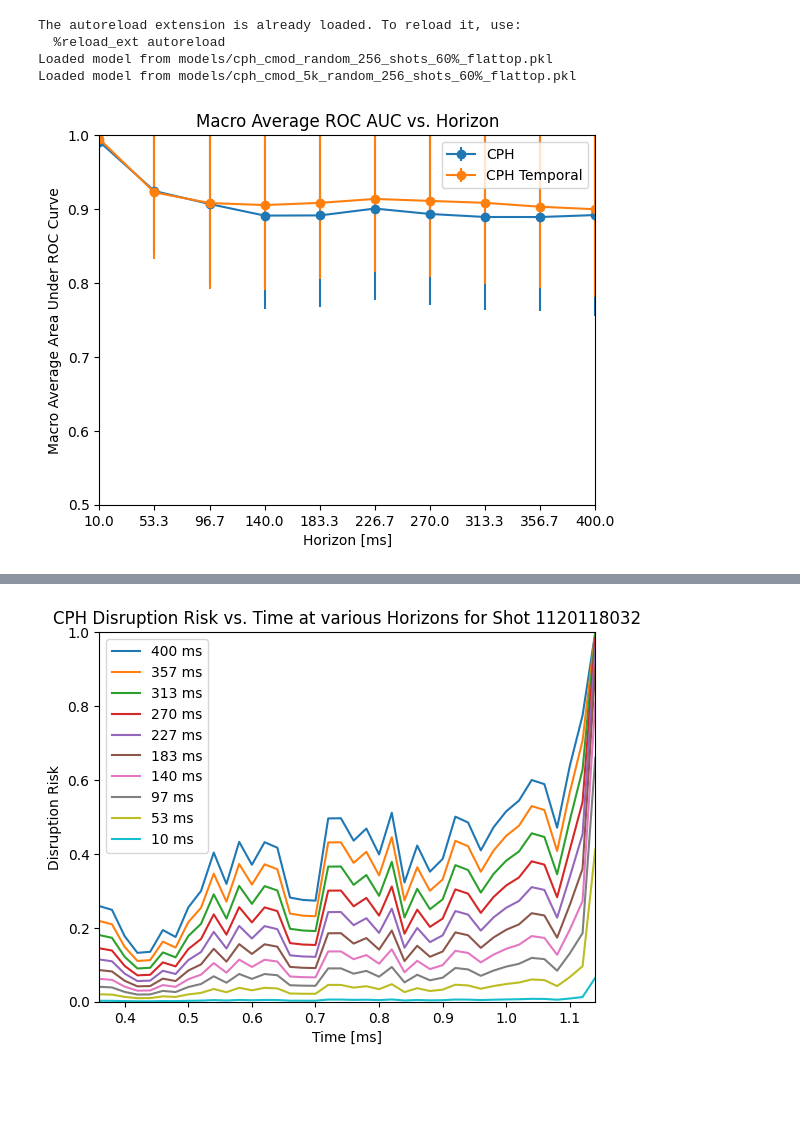
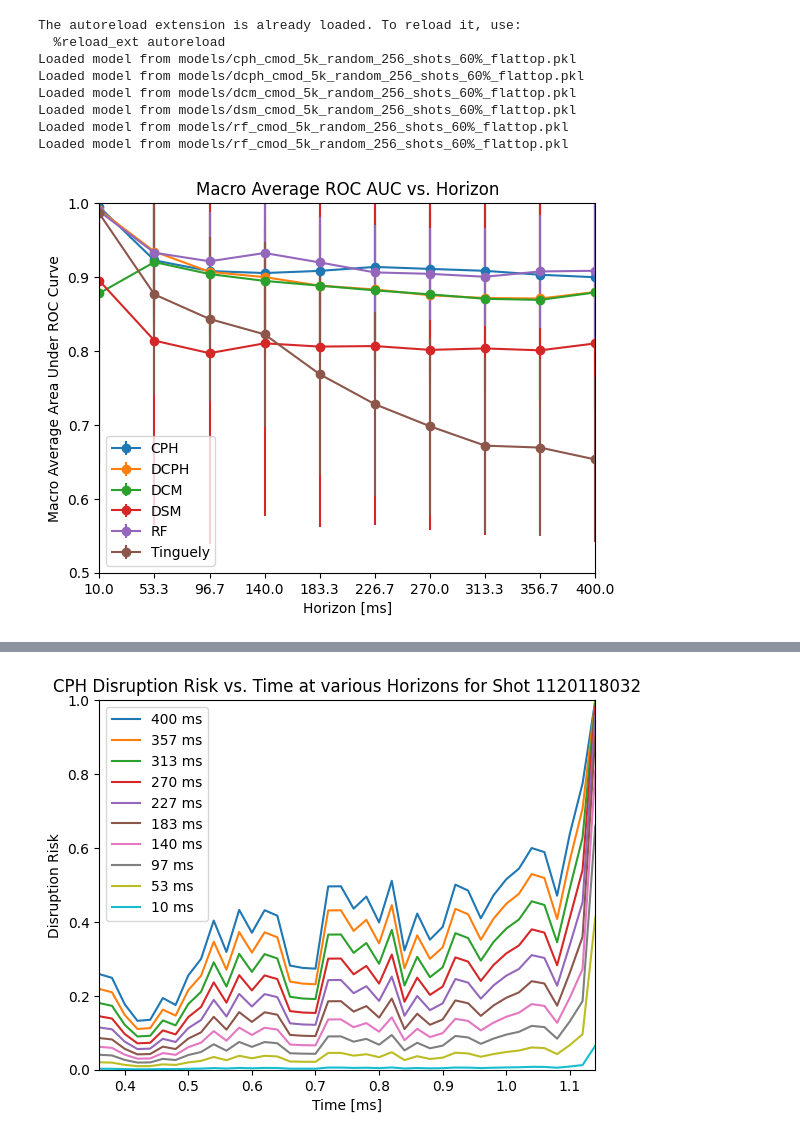
Before and after one commit to MIT-PSFC/disruption-survival-analysis, a Jupyter notebook: Run Experiments.ipynb, the cells around one changed output, grey strips where cells are left out. Drawn from its saved outputs; the diff is of its cells as text; code cells hidden in the pictures; blank space fills up the shorter version.

Commit message:
Now saving and loading features with models correctly for experiments

```diff
--- a/Run Experiments.ipynb
+++ b/Run Experiments.ipynb
@@ -12,60 +12,64 @@ horizons = np.linspace(0.001, 0.3, 11)
 
 device = 'cmod'
 #dataset = 'random100'
-dataset = 'random_256_shots_60%_flattop'
+dataset = '5k_random_256_shots_60%_flattop'
 test_dataset = dataset+'_test'
 
-temporal_dataset = '5k_random_256_shots_60%_flattop'
-test_temporal_dataset = temporal_dataset+'_test'
+#temporal_dataset = '5k_random_256_shots_60%_flattop'
+#test_temporal_dataset = temporal_dataset+'_test'
 
 # Load models and create disruption predictors
 
 cph_model, cph_transformer, cph_features = load_model('cph', device, dataset)
 cph_predictor = DisruptionPredictorSM("Cox Proportional Hazards", cph_model, cph_features, cph_transformer)
 
-cph_temporal_model, cph_transformer, cph_features = load_model('cph', device, temporal_dataset)
-cph_temporal_predictor = DisruptionPredictorSM("Cox Proportional Hazards Temporal", cph_temporal_model, cph_features, cph_transformer)
-"""
-dcph_model, dcph_transformer = load_model('dcph', device, dataset)
-dcph_predictor = DisruptionPredictorSM("Deep Cox Proportional Hazards", dcph_model, numeric_feats, dcph_transformer)
+#cph_temporal_model, cph_transformer, cph_features = load_model('cph', device, temporal_dataset)
+#cph_temporal_predictor = DisruptionPredictorSM("Cox Proportional Hazards Temporal", cph_temporal_model, cph_features, cph_transformer)
 
-dcm_model, dcm_transformer = load_model('dcm', device, dataset)
-dcm_predictor = DisruptionPredictorSM("Deep Cox Mixture", dcm_model, numeric_feats, dcm_transformer)
+dcph_model, dcph_transformer, dcph_features = load_model('dcph', device, dataset)
+dcph_predictor = DisruptionPredictorSM("Deep Cox Proportional Hazards", dcph_model, dcph_features, dcph_transformer)
 
-dsm_model, dsm_transformer = load_model('dsm', device, dataset)
-dsm_predictor = DisruptionPredictorSM("Deep Survival Machines", dsm_model, numeric_feats, dsm_transformer)
+dcm_model, dcm_transformer, dcm_features = load_model('dcm', device, dataset)
+dcm_predictor = DisruptionPredictorSM("Deep Cox Mixture", dcm_model, dcm_features, dcm_transformer)
 
-rsf_model, rsf_transformer = load_model('rsf', device, dataset)
-rsf_predictor = DisruptionPredictorSM("Random Survival Forest", rsf_model, numeric_feats, rsf_transformer)
+dsm_model, dsm_transformer, dsm_features = load_model('dsm', device, dataset)
+dsm_predictor = DisruptionPredictorSM("Deep Survival Machines", dsm_model, dsm_features, dsm_transformer)
 
-rf_model, rf_transformer = load_model('rf', device, dataset)
-rf_predictor = DisruptionPredictorRF("Random Forest", rf_model, numeric_feats, rf_transformer)
+#rsf_model, rsf_transformer, rsf_features = load_model('rsf', device, dataset)
+#rsf_predictor = DisruptionPredictorSM("Random Survival Forest", rsf_model, rsf_features, rsf_transformer)
 
-ting_model, ting_transformer = load_model('rf', device, dataset)
-ting_predictor = DisruptionPredictorTinguely("Tinguely et al. 2019", ting_model, numeric_feats, ting_transformer)
-"""
+rf_model, rf_transformer, rf_features = load_model('rf', device, dataset)
+rf_predictor = DisruptionPredictorRF("Random Forest", rf_model, rf_features, rf_transformer)
+
+ting_model, ting_transformer, ting_features = load_model('rf', device, dataset)
+ting_predictor = DisruptionPredictorTinguely("Tinguely et al. 2019", ting_model, ting_features, ting_transformer)
+
 # Create experiments for each predictor
 cph_experiment = Experiment(device, test_dataset, cph_predictor, 'CPH')
-cph_temporal_experiment = Experiment(device, test_temporal_dataset, cph_temporal_predictor, 'CPH Temporal')
-#dcph_experiment = Experiment(device, test_dataset, dcph_predictor, 'DCPH')
-#dcm_experiment = Experiment(device, test_dataset, dcm_predictor, 'DCM')
-#dsm_experiment = Experiment(device, test_dataset, dsm_predictor, 'DSM')
+#cph_temporal_experiment = Experiment(device, test_temporal_dataset, cph_temporal_predictor, 'CPH Temporal')
+dcph_experiment = Experiment(device, test_dataset, dcph_predictor, 'DCPH')
+dcm_experiment = Experiment(device, test_dataset, dcm_predictor, 'DCM')
+dsm_experiment = Experiment(device, test_dataset, dsm_predictor, 'DSM')
 #rsf_experiment = Experiment(device, test_dataset, rsf_predictor, 'RSF')
-#rf_experiment = Experiment(device, test_dataset, rf_predictor, 'RF')
-#ting_experiment = Experiment(device, test_dataset, ting_predictor, 'Tinguely')
+rf_experiment = Experiment(device, test_dataset, rf_predictor, 'RF')
+ting_experiment = Experiment(device, test_dataset, ting_predictor, 'Tinguely')
 # %% [output]
 The autoreload extension is already loaded. To reload it, use:
   %reload_ext autoreload
-Loaded model from models/cph_cmod_random_256_shots_60%_flattop.pkl
 Loaded model from models/cph_cmod_5k_random_256_shots_60%_flattop.pkl
+Loaded model from models/dcph_cmod_5k_random_256_shots_60%_flattop.pkl
+Loaded model from models/dcm_cmod_5k_random_256_shots_60%_flattop.pkl
+Loaded model from models/dsm_cmod_5k_random_256_shots_60%_flattop.pkl
+Loaded model from models/rf_cmod_5k_random_256_shots_60%_flattop.pkl
+Loaded model from models/rf_cmod_5k_random_256_shots_60%_flattop.pkl
 # %%
 # Run the experiments
-#experiment_list = [cph_experiment, dcph_experiment, dcm_experiment, dsm_experiment, rsf_experiment, rf_experiment, ting_experiment]
+experiment_list = [cph_experiment, dcph_experiment, dcm_experiment, dsm_experiment, rf_experiment, ting_experiment]
 #experiment_list = [ting_experiment]
-experiment_list = [cph_experiment, cph_temporal_experiment]
+#experiment_list = [cph_experiment, cph_temporal_experiment]
 plot_roc_auc_vs_horizon_macro(experiment_list)
 # %% [output]
-[figure, old version]
+[figure, new version]
 # %%
 plot_roc_auc_vs_horizon_micro(experiment_list)
 # %% [output]
```
Also changed, not shown: parts of 1 cell of this notebook, 1 other file.
